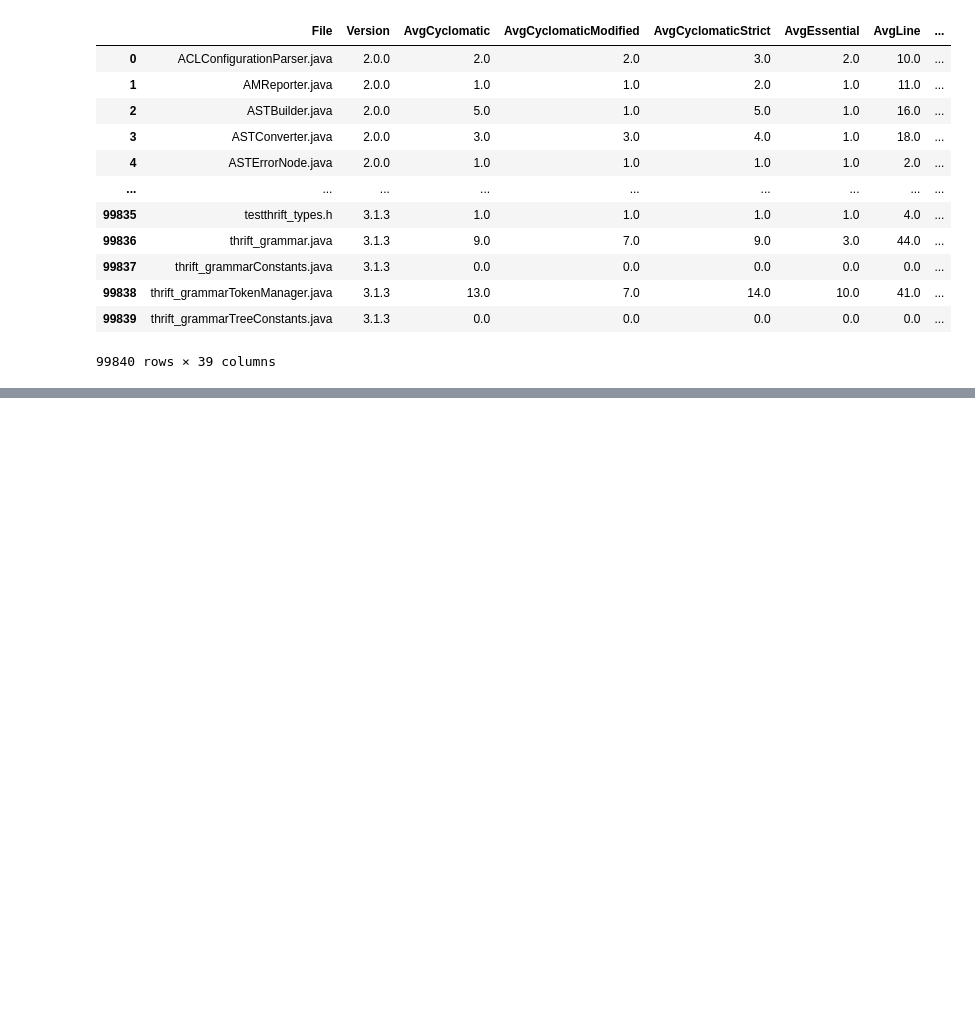
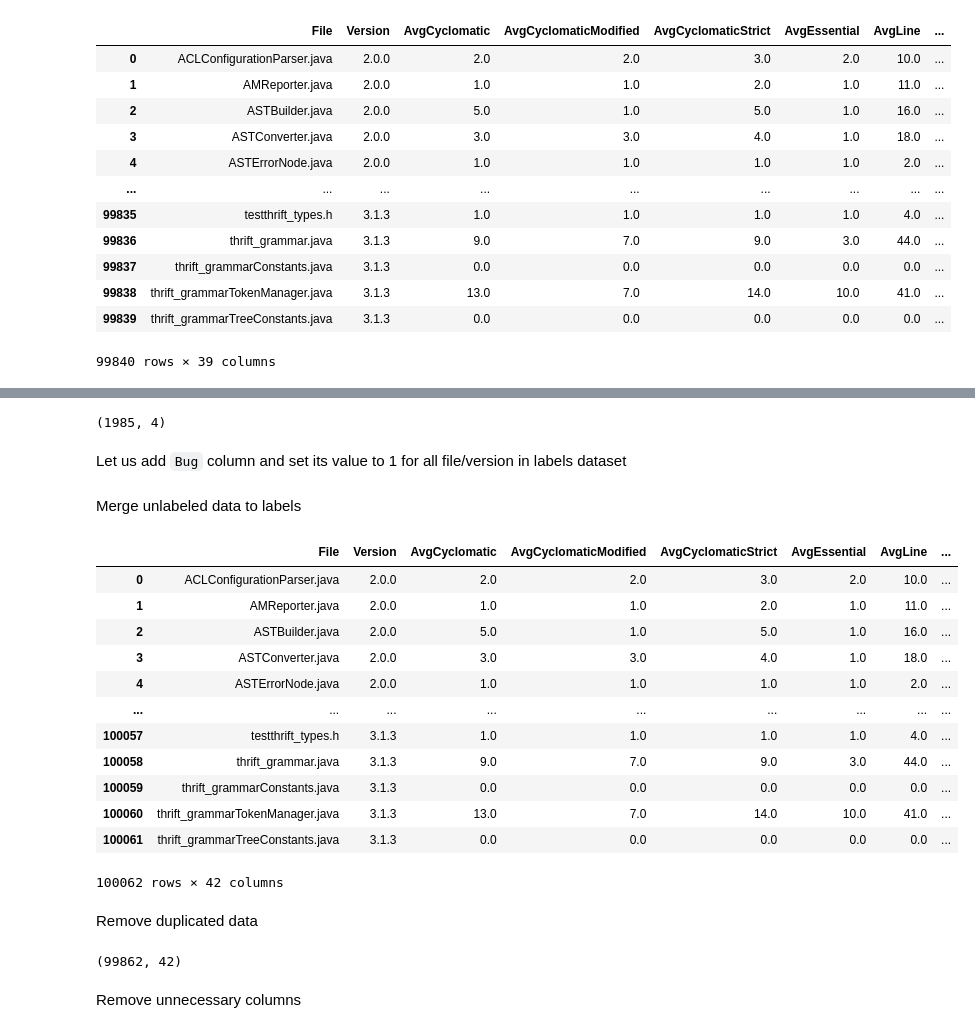
Before and after one commit to ahenrij/ets-mgl869-hive, a Jupyter notebook: src/lab/notebooks/dataset.ipynb, the cells around one changed output, grey strips where cells are left out. Cells and saved outputs as stored; diff of their text form; code cells hidden in the pictures; blank space fills up the shorter version.

Commit message:
final dataset created

```diff
--- a/src/lab/notebooks/dataset.ipynb
+++ b/src/lab/notebooks/dataset.ipynb
@@ -129,0 +135,3 @@ unlabeled_data
+# %%
+labels = pd.read_csv(OUTPUT_DIR + "hive-bugs-files.csv")
+labels.head()
@@ -129,0 +145,34 @@ unlabeled_data
+# %%
+labels.shape
+# %% [output]
+(1985, 4)
+# %% [markdown]
+Let us add `Bug` column and set its value to 1 for all file/version in labels dataset
+# %%
+labels["Bug"] = 1
+# %% [markdown]
+Merge unlabeled data to labels
+# %%
+dataset = pd.merge(left=unlabeled_data, right=labels, on=["File", "Version"], how="left")
+dataset
+# %% [output]
+|  | File | Version | AvgCyclomatic | AvgCyclomaticModified | AvgCyclomaticStrict | AvgEssential | AvgLine | ... |
+| 0 | ACLConfigurationParser.java | 2.0.0 | 2.0 | 2.0 | 3.0 | 2.0 | 10.0 | ... |
+| 1 | AMReporter.java | 2.0.0 | 1.0 | 1.0 | 2.0 | 1.0 | 11.0 | ... |
+| 2 | ASTBuilder.java | 2.0.0 | 5.0 | 1.0 | 5.0 | 1.0 | 16.0 | ... |
+| 3 | ASTConverter.java | 2.0.0 | 3.0 | 3.0 | 4.0 | 1.0 | 18.0 | ... |
+| 4 | ASTErrorNode.java | 2.0.0 | 1.0 | 1.0 | 1.0 | 1.0 | 2.0 | ... |
+| ... | ... | ... | ... | ... | ... | ... | ... | ... |
+| 100057 | testthrift_types.h | 3.1.3 | 1.0 | 1.0 | 1.0 | 1.0 | 4.0 | ... |
+| 100058 | thrift_grammar.java | 3.1.3 | 9.0 | 7.0 | 9.0 | 3.0 | 44.0 | ... |
+| 100059 | thrift_grammarConstants.java | 3.1.3 | 0.0 | 0.0 | 0.0 | 0.0 | 0.0 | ... |
+| 100060 | thrift_grammarTokenManager.java | 3.1.3 | 13.0 | 7.0 | 14.0 | 10.0 | 41.0 | ... |
+| 100061 | thrift_grammarTreeConstants.java | 3.1.3 | 0.0 | 0.0 | 0.0 | 0.0 | 0.0 | ... |
+100062 rows × 42 columns
+# %% [markdown]
+Remove duplicated data
+# %%
+dataset.drop_duplicates(keep="first", inplace=True)
+dataset.shape
+# %% [output]
+(99862, 42)
@@ -129,0 +181,2 @@ unlabeled_data
+# %% [markdown]
+Remove unnecessary columns
```
Also changed, not shown: parts of 9 cells of this notebook, 4 other files.
